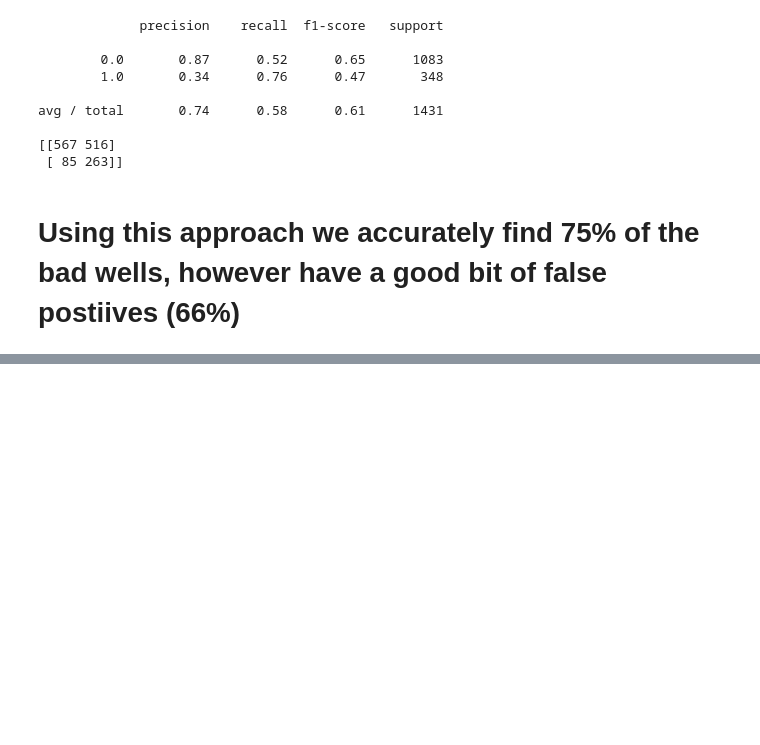
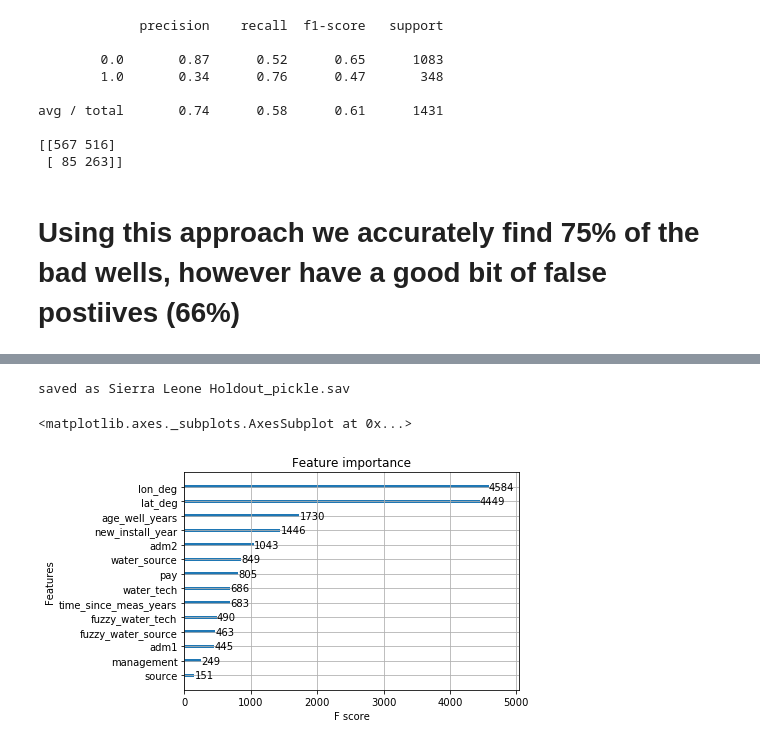
Before and after one commit to dan-watson-ucb/Capstone_Water_Access, a Jupyter notebook: SierraLeone Holdout Test/Sierra Leone Out of Sample Test.ipynb, the cells around one changed output, grey strips where cells are left out. Saved outputs shown, nothing was run; the diff lists cells and outputs as text; code cells hidden in the pictures; blank space fills up the shorter version.

```diff
--- a/SierraLeone Holdout Test/Sierra Leone Out of Sample Test.ipynb
+++ b/SierraLeone Holdout Test/Sierra Leone Out of Sample Test.ipynb
@@ -696,0 +719,9 @@ avg / total       0.74      0.58      0.61      1431
+# %%
+save_model(model_outer, "Sierra Leone Holdout")
+# %% [output]
+saved as Sierra Leone Holdout_pickle.sav
+# %%
+xgb.plot_importance(model_outer)
+# %% [output]
+<matplotlib.axes._subplots.AxesSubplot at 0x...>
+[figure, added]
```
Also changed, not shown: parts of 35 cells of this notebook.
